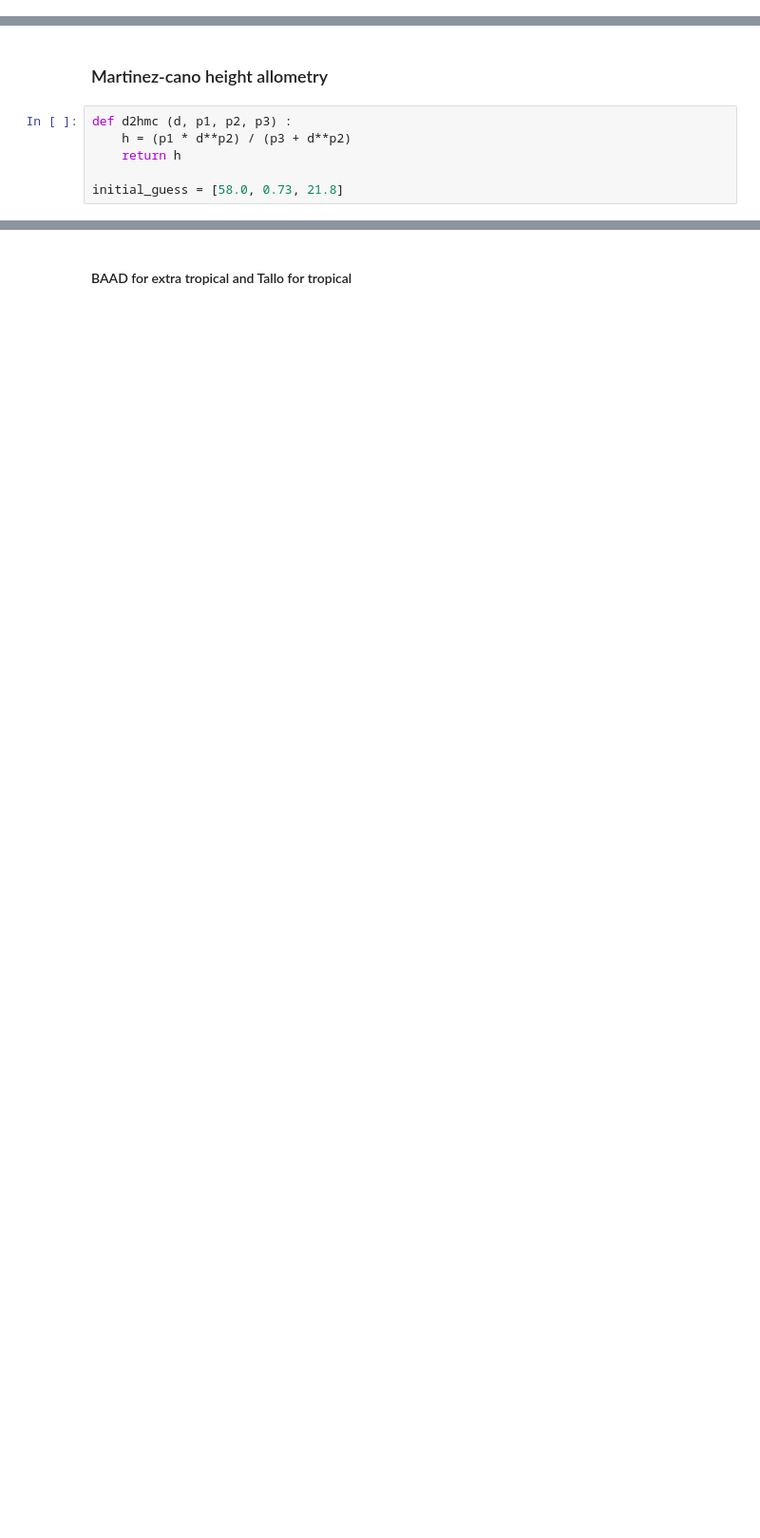
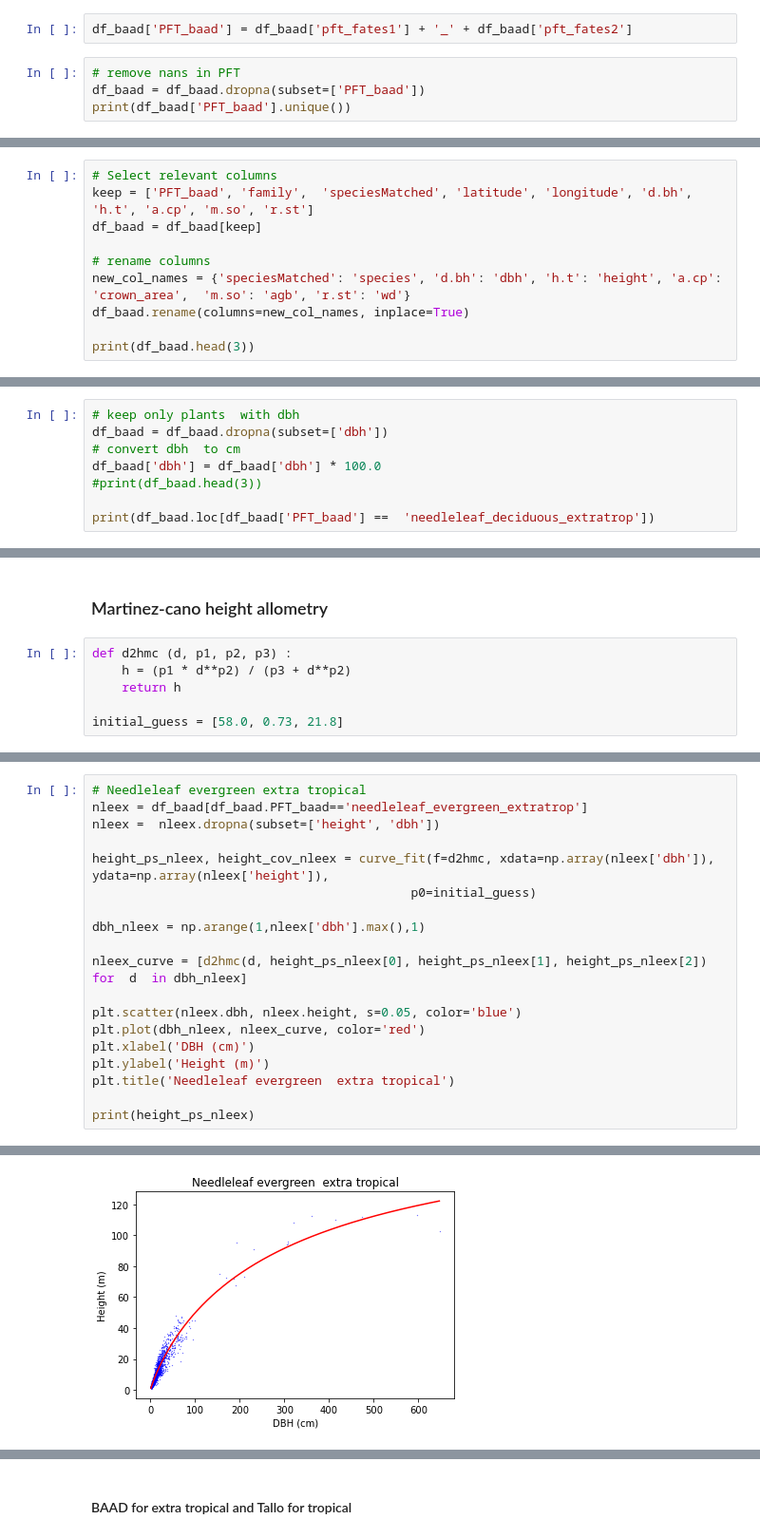
Before and after one commit to JessicaNeedham/FATES-plotting-scripts, a Jupyter notebook: Tallo_analysis_global.ipynb, the cells around one changed output, grey strips where cells are left out. Shown: that part at 95% size. Saved outputs shown, nothing was run; the diff lists cells and outputs as text; blank space fills up the shorter version.

```diff
--- a/Tallo_analysis_global.ipynb
+++ b/Tallo_analysis_global.ipynb
@@ -233,0 +265,6 @@ df_biome.groupby('PFT')['crown_radius_m'].describe()
+# %%
+df_baad['PFT_baad'] = df_baad['pft_fates1'] + '_' + df_baad['pft_fates2']
+# %%
+# remove nans in PFT
+df_baad = df_baad.dropna(subset=['PFT_baad'])
+print(df_baad['PFT_baad'].unique())
@@ -233,0 +275,10 @@ df_biome.groupby('PFT')['crown_radius_m'].describe()
+# %%
+# Select relevant columns
+keep = ['PFT_baad', 'family',  'speciesMatched', 'latitude', 'longitude', 'd.bh', 'h.t', 'a.cp', 'm.so', 'r.st']
+df_baad = df_baad[keep]
+
+# rename columns
+new_col_names = {'speciesMatched': 'species', 'd.bh': 'dbh', 'h.t': 'height', 'a.cp': 'crown_area',  'm.so': 'agb', 'r.st': 'wd'}
+df_baad.rename(columns=new_col_names, inplace=True)
+
+print(df_baad.head(3))
@@ -233,0 +295,8 @@ df_biome.groupby('PFT')['crown_radius_m'].describe()
+# %%
+# keep only plants  with dbh
+df_baad = df_baad.dropna(subset=['dbh'])
+# convert dbh  to cm
+df_baad['dbh'] = df_baad['dbh'] * 100.0
+#print(df_baad.head(3))
+
+print(df_baad.loc[df_baad['PFT_baad'] ==  'needleleaf_deciduous_extratrop'])
@@ -367,0 +371,20 @@ plt.legend()
+# %%
+# Needleleaf evergreen extra tropical
+nleex = df_baad[df_baad.PFT_baad=='needleleaf_evergreen_extratrop']
+nleex =  nleex.dropna(subset=['height', 'dbh'])
+
+height_ps_nleex, height_cov_nleex = curve_fit(f=d2hmc, xdata=np.array(nleex['dbh']), ydata=np.array(nleex['height']),
+                                           p0=initial_guess)
+
+dbh_nleex = np.arange(1,nleex['dbh'].max(),1)
+
+nleex_curve = [d2hmc(d, height_ps_nleex[0], height_ps_nleex[1], height_ps_nleex[2])  for  d  in dbh_nleex]
+
+plt.scatter(nleex.dbh, nleex.height, s=0.05, color='blue')
+plt.plot(dbh_nleex, nleex_curve, color='red')
+plt.xlabel('DBH (cm)')
+plt.ylabel('Height (m)')
+plt.title('Needleleaf evergreen  extra tropical')
+
+print(height_ps_nleex)
+# %% [output]
@@ -367,0 +392 @@ plt.legend()
+[figure, added]
```
Also changed, not shown: parts of 67 cells of this notebook.
